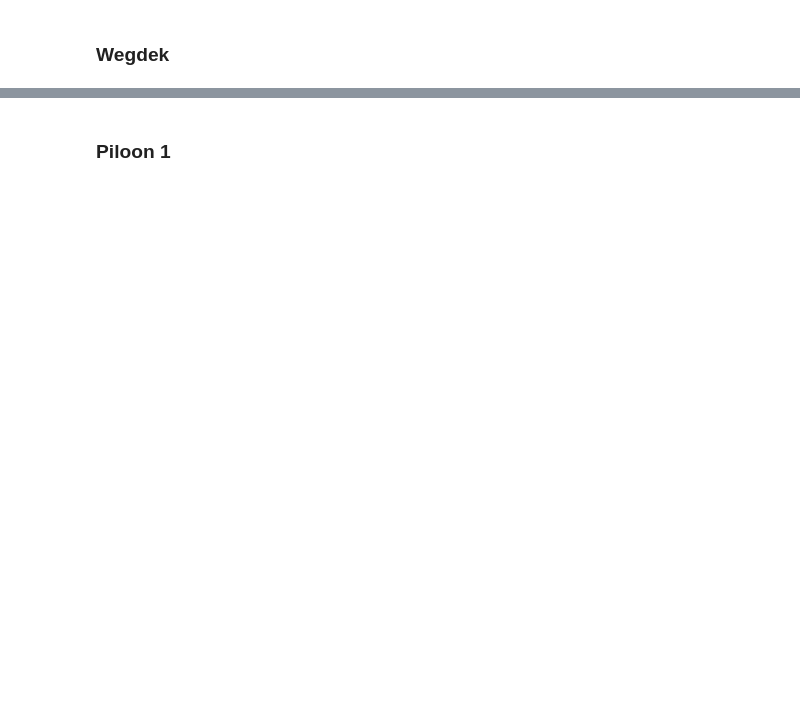
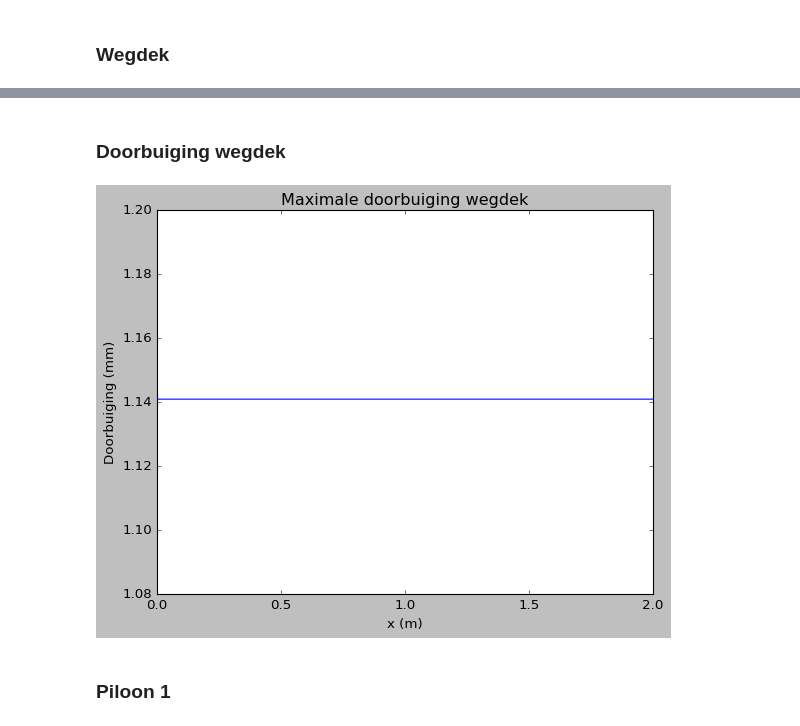
Before and after one commit to SamClercky/project-bouwkunde, a Jupyter notebook: initiele_berekeningen/genetic-algo-optim-ramses.ipynb, the cells around one changed output, grey strips where cells are left out. Cells and saved outputs as stored; diff of their text form; code cells hidden in the pictures; blank space fills up the shorter version.

```diff
--- a/initiele_berekeningen/genetic-algo-optim-ramses.ipynb
+++ b/initiele_berekeningen/genetic-algo-optim-ramses.ipynb
@@ -75,3 +91,16 @@ plt.savefig("figs/wegdek-ramses")
+# %% [markdown]
+### Doorbuiging wegdek
+# %%
+x = np.arange(0, 2, 0.001)
+f = [brug.calc_doorbuiging_wegdek(xi)*10**3 for xi in x]
+
+plt.plot(x, f)
+plt.title("Maximale doorbuiging wegdek")
+plt.xlabel("x (m)")
+plt.ylabel("Doorbuiging (mm)")
+plt.savefig("figs/wegdek-doorbuiging-ramses")
+# %% [output]
+[figure, added]
 # %% [markdown]
 ### Piloon 1
 # %%
```
Also changed, not shown: parts of 10 cells of this notebook, 13 other files.
